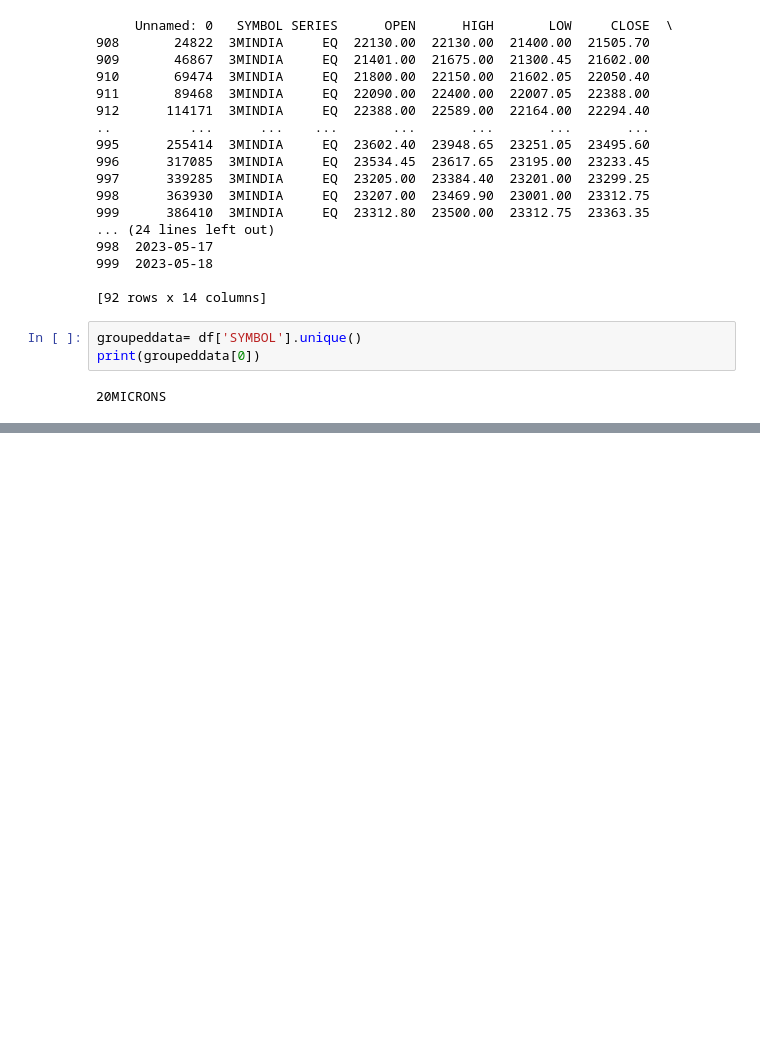
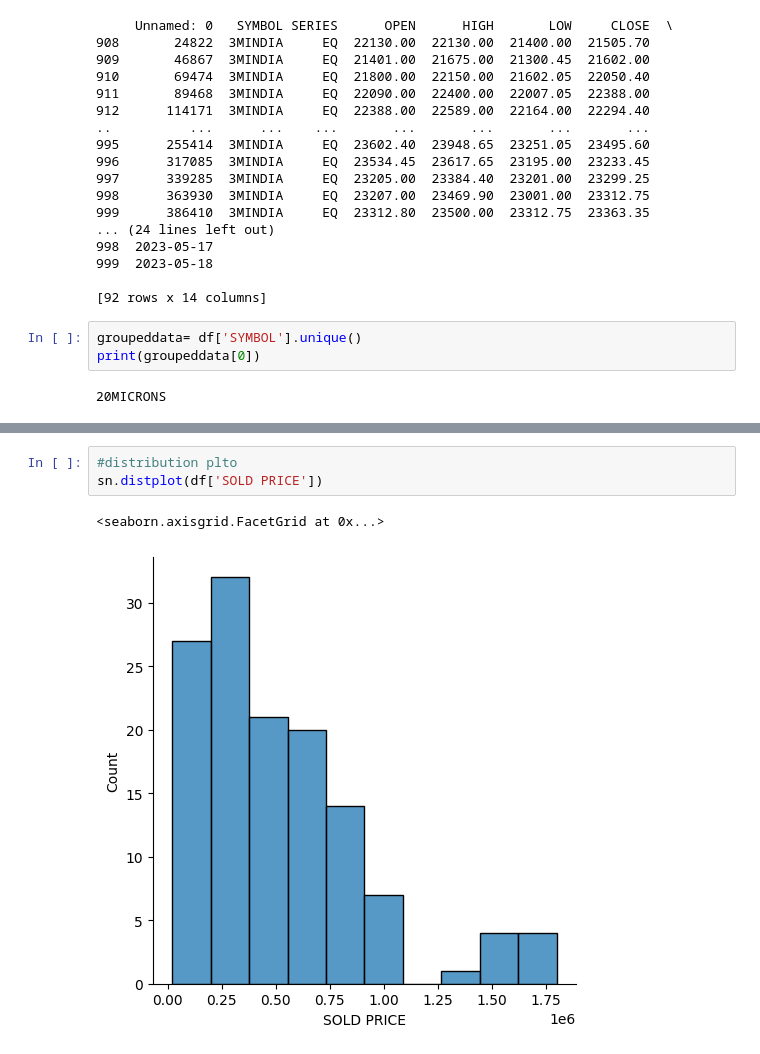
Before and after one commit to mailashishrawat/ml, a Jupyter notebook: code/matplotlibplotlydash.ipynb, the cells around one changed output, grey strips where cells are left out. Cells and saved outputs as stored; diff of their text form; blank space fills up the shorter version.

```diff
--- a/code/matplotlibplotlydash.ipynb
+++ b/code/matplotlibplotlydash.ipynb
@@ -102,0 +134,6 @@ app.run(debug=True)
+# %%
+#distribution plto
+sn.distplot(df['SOLD PRICE'])
+# %% [output]
+<seaborn.axisgrid.FacetGrid at 0x...>
+[figure, added]
```
Also changed, not shown: parts of 8 cells of this notebook, 1 other file.
